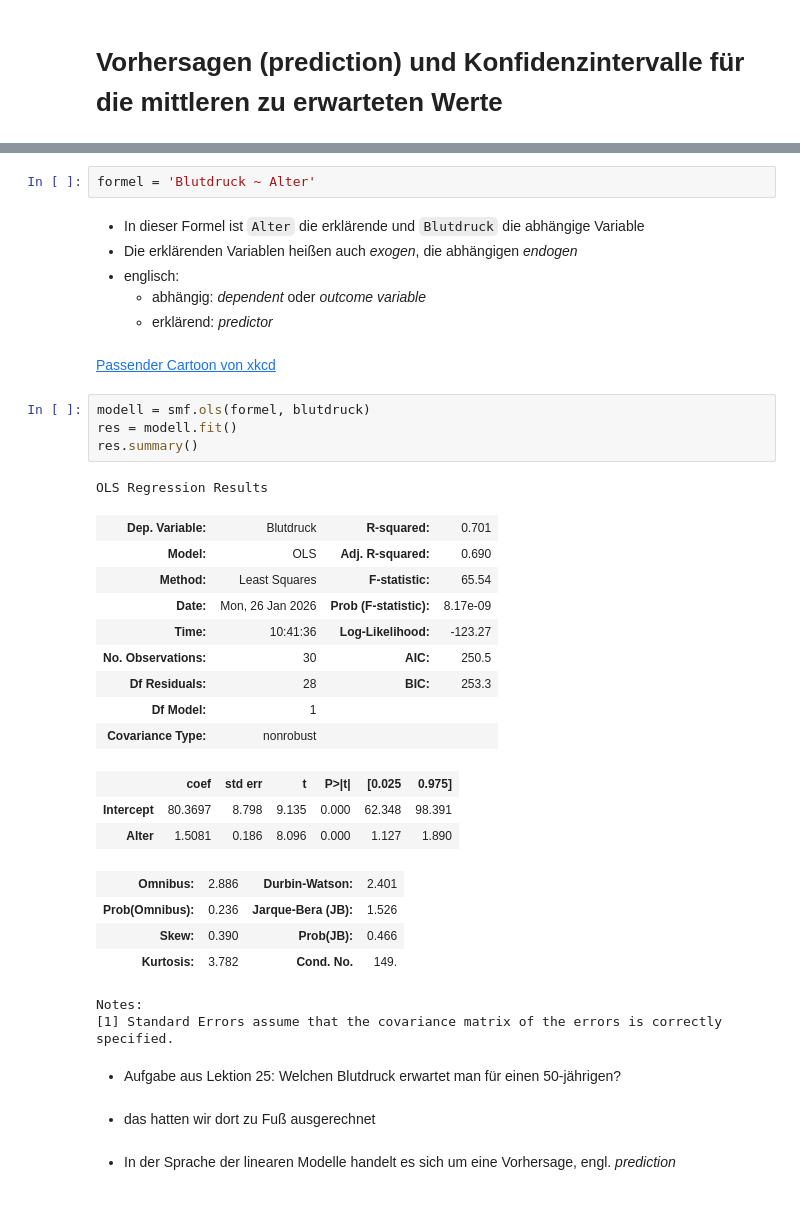
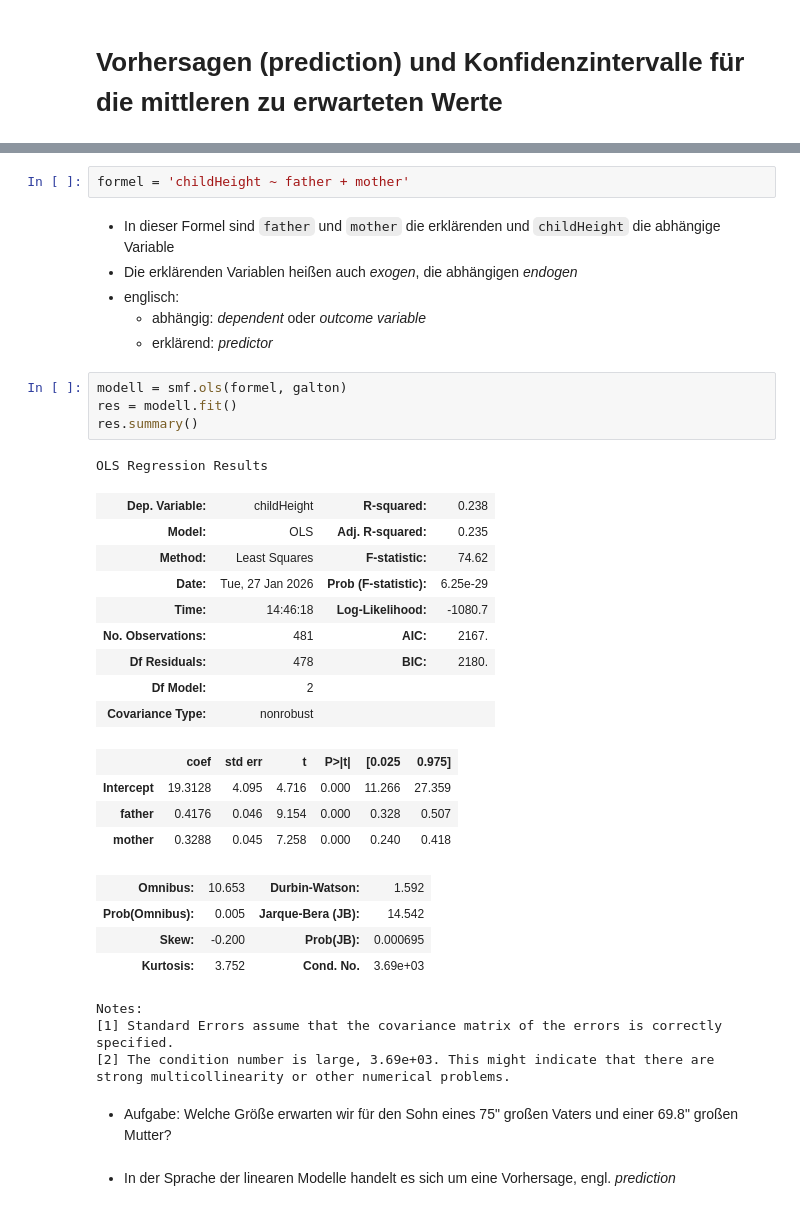
Before and after one commit to Ruediger-Braun/mfb2526, a Jupyter notebook: lektion27.ipynb, the cells around one changed output, grey strips where cells are left out. Drawn from its saved outputs; the diff is of its cells as text.

Commit message:
Lektion 27

```diff
--- a/lektion27.ipynb
+++ b/lektion27.ipynb
@@ -53,41 +53,40 @@ blutdruck.describe()
 # %%
-formel = 'Blutdruck ~ Alter'
+formel = 'childHeight ~ father + mother'
 # %% [markdown]
-* In dieser Formel ist `Alter` die erklärende und `Blutdruck` die abhängige Variable
+* In dieser Formel sind `father` und `mother` die erklärenden und `childHeight` die abhängige Variable
 * Die erklärenden Variablen heißen auch *exogen*, die abhängigen *endogen*
 * englisch:
   * abhängig: *dependent* oder *outcome variable*
   * erklärend:  *predictor*
-# %% [markdown]
-[Passender Cartoon von xkcd](https://xkcd.com/3101/)
 # %%
-modell = smf.ols(formel, blutdruck)
+modell = smf.ols(formel, galton)
 res = modell.fit()
 res.summary()
 # %% [output]
 OLS Regression Results
-| Dep. Variable: | Blutdruck | R-squared: | 0.701 |
-| Model: | OLS | Adj. R-squared: | 0.690 |
-| Method: | Least Squares | F-statistic: | 65.54 |
-| Date: | Mon, 26 Jan 2026 | Prob (F-statistic): | 8.17e-09 |
-| Time: | 10:41:36 | Log-Likelihood: | -123.27 |
-| No. Observations: | 30 | AIC: | 250.5 |
-| Df Residuals: | 28 | BIC: | 253.3 |
-| Df Model: | 1 |  |  |
+| Dep. Variable: | childHeight | R-squared: | 0.238 |
+| Model: | OLS | Adj. R-squared: | 0.235 |
+| Method: | Least Squares | F-statistic: | 74.62 |
+| Date: | Tue, 27 Jan 2026 | Prob (F-statistic): | 6.25e-29 |
+| Time: | 14:46:18 | Log-Likelihood: | -1080.7 |
+| No. Observations: | 481 | AIC: | 2167. |
+| Df Residuals: | 478 | BIC: | 2180. |
+| Df Model: | 2 |  |  |
 | Covariance Type: | nonrobust |  |  |
 |  | coef | std err | t | P>|t| | [0.025 | 0.975] |
-| Intercept | 80.3697 | 8.798 | 9.135 | 0.000 | 62.348 | 98.391 |
-| Alter | 1.5081 | 0.186 | 8.096 | 0.000 | 1.127 | 1.890 |
+| Intercept | 19.3128 | 4.095 | 4.716 | 0.000 | 11.266 | 27.359 |
+| father | 0.4176 | 0.046 | 9.154 | 0.000 | 0.328 | 0.507 |
+| mother | 0.3288 | 0.045 | 7.258 | 0.000 | 0.240 | 0.418 |
-| Omnibus: | 2.886 | Durbin-Watson: | 2.401 |
-| Prob(Omnibus): | 0.236 | Jarque-Bera (JB): | 1.526 |
-| Skew: | 0.390 | Prob(JB): | 0.466 |
-| Kurtosis: | 3.782 | Cond. No. | 149. |
+| Omnibus: | 10.653 | Durbin-Watson: | 1.592 |
+| Prob(Omnibus): | 0.005 | Jarque-Bera (JB): | 14.542 |
+| Skew: | -0.200 | Prob(JB): | 0.000695 |
+| Kurtosis: | 3.752 | Cond. No. | 3.69e+03 |
 Notes:
 [1] Standard Errors assume that the covariance matrix of the errors is correctly specified.
+[2] The condition number is large, 3.69e+03. This might indicate that there are
+strong multicollinearity or other numerical problems.
 # %% [markdown]
-* Aufgabe aus Lektion 25:  Welchen Blutdruck erwartet man für einen 50-jährigen?
+* Aufgabe:  Welche Größe erwarten wir für den Sohn eines 75" großen Vaters und einer 69.8" großen Mutter?
-# %% [markdown]
-* das hatten wir dort zu Fuß ausgerechnet
 # %% [markdown]
 * In der Sprache der linearen Modelle handelt es sich um eine Vorhersage, engl. *prediction*
 # %% [markdown]
```
Also changed, not shown: parts of 61 cells of this notebook, 1 other file.
